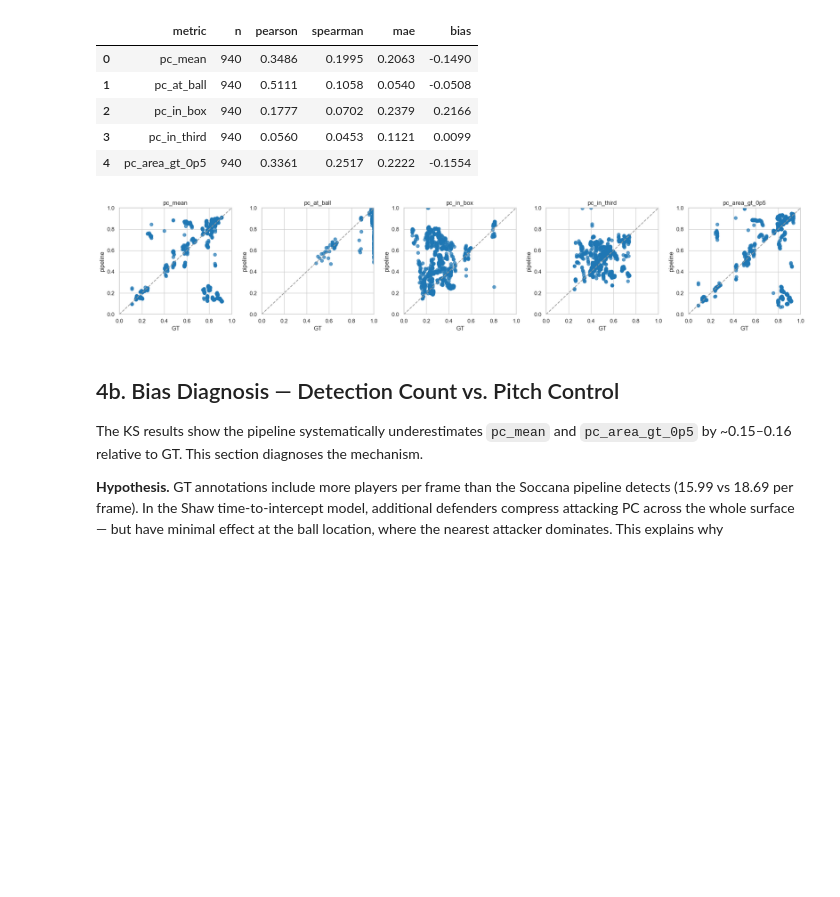
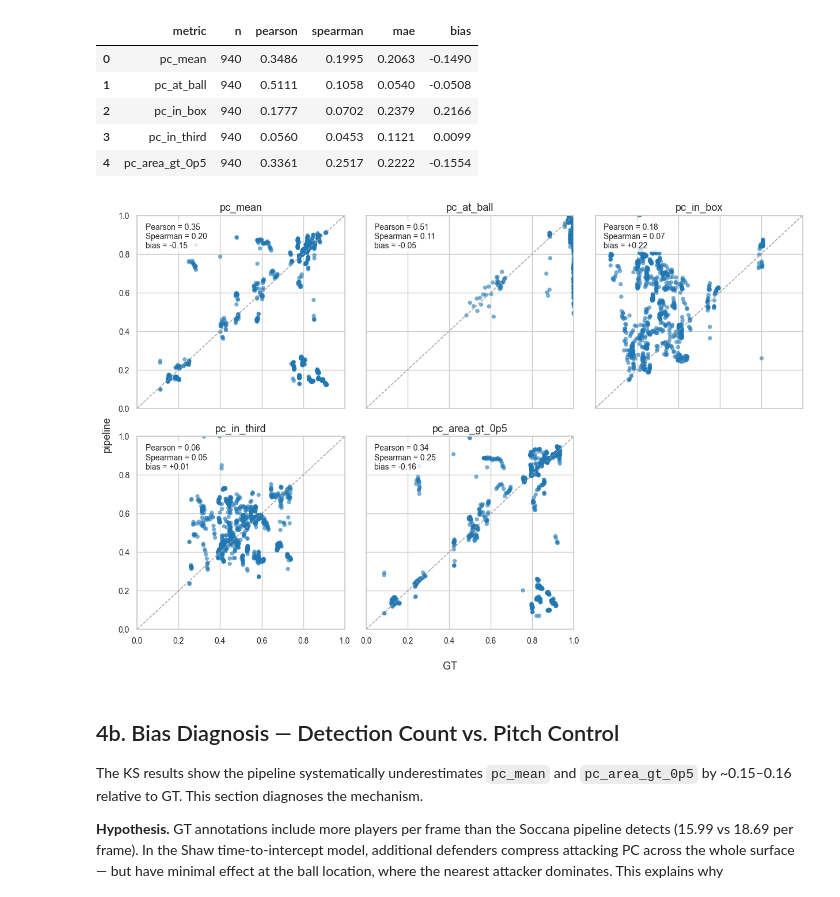
Before and after one commit to itzmore-mph/soccernet-setpiece-vision, a Jupyter notebook: notebooks/03_evaluation_and_validation.ipynb, the cells around one changed output. Saved outputs shown, nothing was run; the diff lists cells and outputs as text; code cells hidden in the pictures; blank space fills up the shorter version.

```diff
--- a/notebooks/03_evaluation_and_validation.ipynb
+++ b/notebooks/03_evaluation_and_validation.ipynb
@@ -162,21 +180,46 @@ paired.round(4)
 | 3 | pc_in_third | 940 | 0.0560 | 0.0453 | 0.1121 | 0.0099 |
 | 4 | pc_area_gt_0p5 | 940 | 0.3361 | 0.2517 | 0.2222 | -0.1554 |
 # %%
-fig, axes = plt.subplots(1, len(METRICS), figsize=(4 * len(METRICS), 4))
+# Paired scatter: pipeline vs GT per metric.
+# 2-row grid (3 x 2) keeps each panel large enough to stay readable when
+# the figure is scaled to Word page width. The empty 6th cell is hidden.
+n = len(METRICS)
+ncols = 3
+nrows = -(-n // ncols)  # ceil division
+
+fig, axes = plt.subplots(nrows, ncols, figsize=(4.2 * ncols, 4.2 * nrows),
+                         sharex=True, sharey=True)
+axes = axes.ravel()
+
 for ax, metric in zip(axes, METRICS):
     a = wide[(metric, "pipeline")].to_numpy()
     b = wide[(metric, "gt")].to_numpy()
-    ax.scatter(b, a, s=40, alpha=0.7, color="#1f77b4")
-    ax.plot([0, 1], [0, 1], color="#999", linestyle="--")
-    ax.set_xlabel("GT")
-    ax.set_ylabel("pipeline")
-    ax.set_title(metric)
+    ax.scatter(b, a, s=28, alpha=0.6, color="#1f77b4", edgecolors="none")
+    ax.plot([0, 1], [0, 1], color="#999", linestyle="--", linewidth=1)
+    # annotate Pearson + Spearman + bias for at-a-glance reading
+    pearson = float(stats.pearsonr(a, b).statistic)
+    spearman = float(stats.spearmanr(a, b).statistic)
+    bias = float(np.mean(a - b))
+    ax.text(0.04, 0.96, f"Pearson = {pearson:.2f}\nSpearman = {spearman:.2f}\nbias = {bias:+.2f}",
+            transform=ax.transAxes, va="top", ha="left", fontsize=10,
+            bbox=dict(boxstyle="round,pad=0.3", facecolor="white", alpha=0.8, edgecolor="none"))
+    ax.set_title(metric, fontsize=13)
     ax.set_xlim(0, 1); ax.set_ylim(0, 1)
+    ax.tick_params(labelsize=10)
+    ax.label_outer()  # only show axis labels on outer panels
+
+# hide unused panels
+for ax in axes[n:]:
+    ax.set_visible(False)
+
+# shared axis labels
+fig.supxlabel("GT", fontsize=13)
+fig.supylabel("pipeline", fontsize=13)
 fig.tight_layout()
-fig.savefig(FIGURES_DIR / "09_paired_scatter.png", dpi=150)
+fig.savefig(FIGURES_DIR / "09_paired_scatter.png", dpi=150, bbox_inches="tight")
 plt.show()
 # %% [output]
-[figure, old version]
+[figure, new version]
 # %% [markdown]
 ## 4b. Bias Diagnosis — Detection Count vs. Pitch Control
 
```
Also changed, not shown: parts of 1 cell of this notebook, 7 other files.
